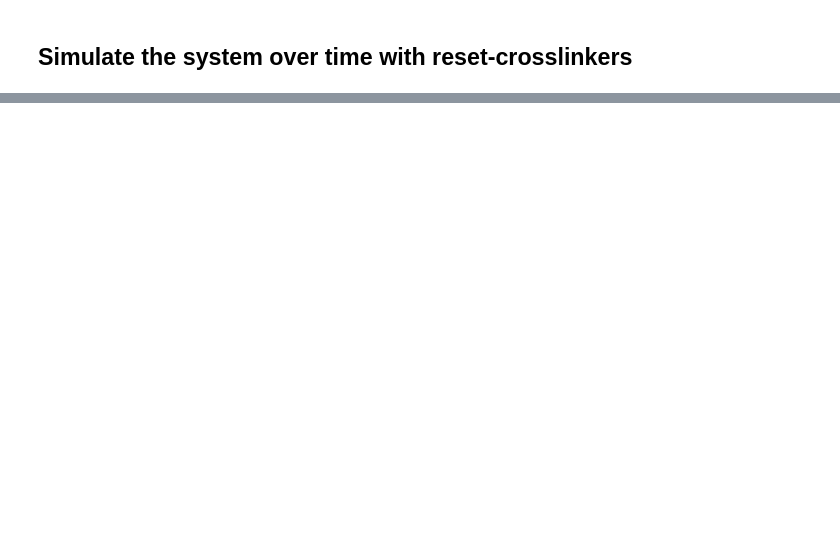
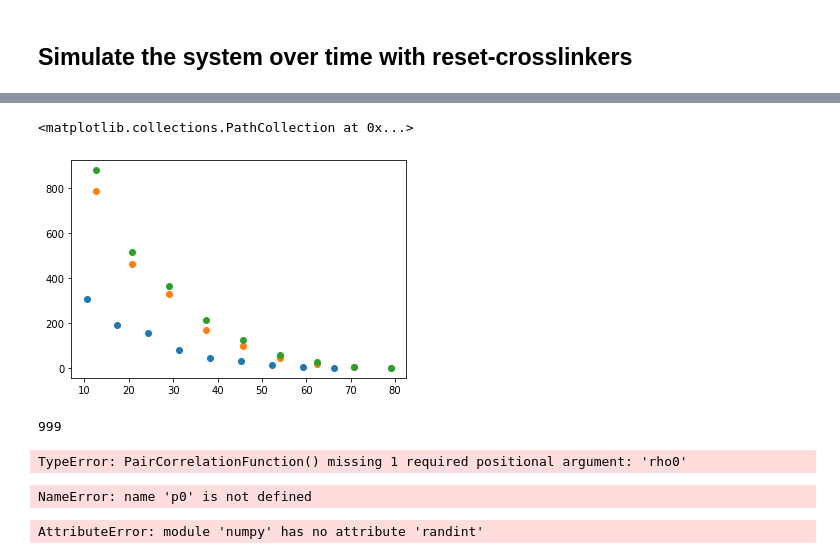
Before and after one commit to HugoLeRoy94/Aging_Condensate, a Jupyter notebook: distribution_linkers_along_L/compute_distribution.ipynb, the cells around one changed output, grey strips where cells are left out. Cells and saved outputs as stored; diff of their text form; code cells hidden in the pictures; blank space fills up the shorter version.

```diff
--- a/distribution_linkers_along_L/compute_distribution.ipynb
+++ b/distribution_linkers_along_L/compute_distribution.ipynb
@@ -46,0 +142,29 @@ plt.plot(np.arange(0,tmax,tmax//Nloop)
+# %%
+g0,r0 = PairCorrelationFunction(linkers[1],rho0)
+g1,r1 = PairCorrelationFunction(linkers[linkers.__len__()//2],rho0)
+g2,r2 = PairCorrelationFunction(linkers[-1],rho0)
+# %%
+plt.scatter(r0[1:],g0[1:])
+plt.scatter(r1[1:],g1[1:])
+plt.scatter(r2[1:],g2[1:])
+# %% [output]
+<matplotlib.collections.PathCollection at 0x...>
+[figure, added]
+# %%
+position.shape[0]
+# %% [output]
+999
+# %%
+p0,r0 = PairCorrelationFunction(position[-1],bins = 10,distmax=None)#100)
+p1,r1 = PairCorrelationFunction(position[-1],bins = 10,distmax=10)
+# %% [output]
+TypeError: PairCorrelationFunction() missing 1 required positional argument: 'rho0'
+# %%
+plt.plot(r0,p0)
+plt.plot(r1,p1)
+# %% [output]
+NameError: name 'p0' is not defined
+# %%
+P,R = SimulatePairFunction(200000,10000,1000,ell_tot,rho0,BindingEnergy,seed,repeat=100,bins=20,distmax=None)
+# %% [output]
+AttributeError: module 'numpy' has no attribute 'randint'
```
Also changed, not shown: parts of 14 cells of this notebook, 4 other files.
